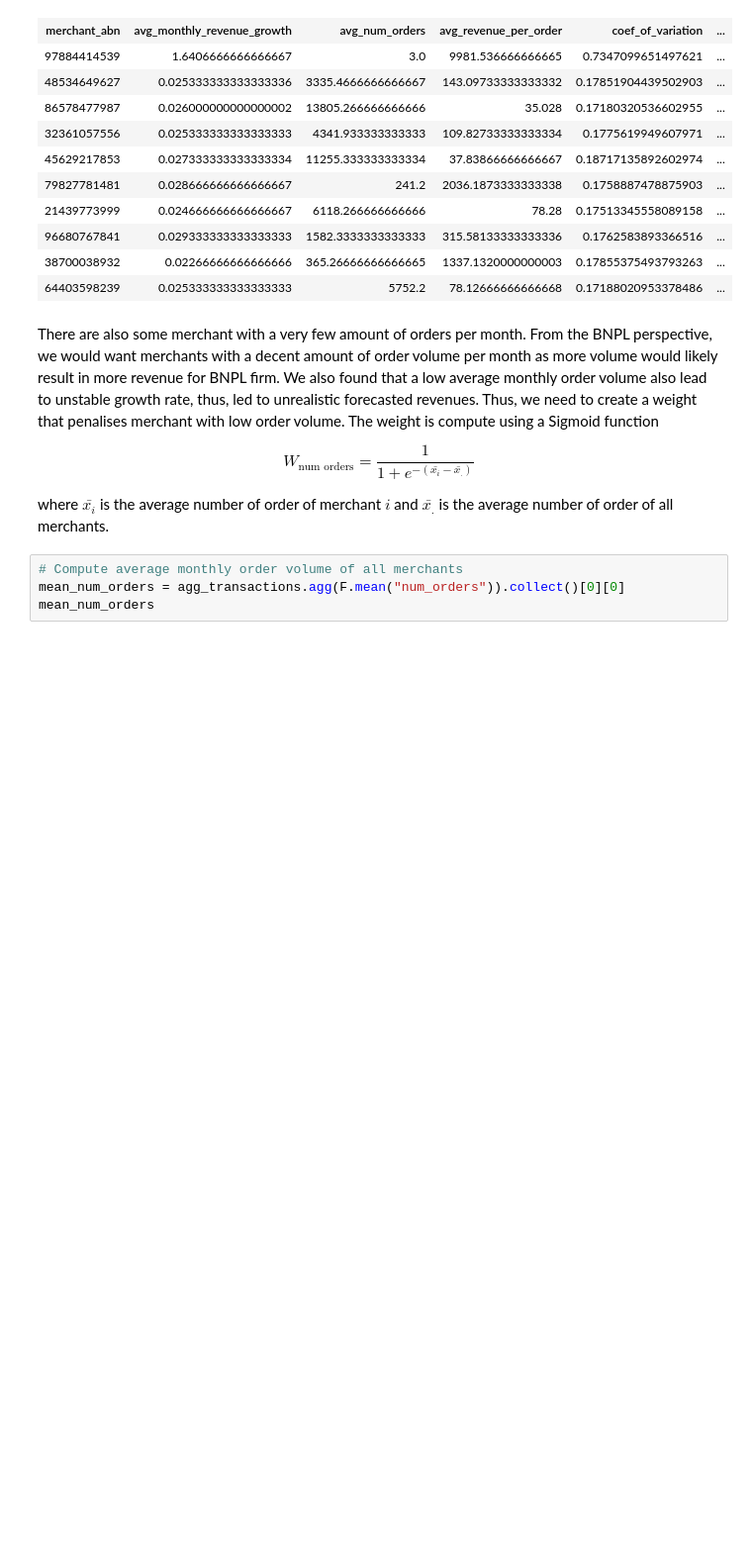
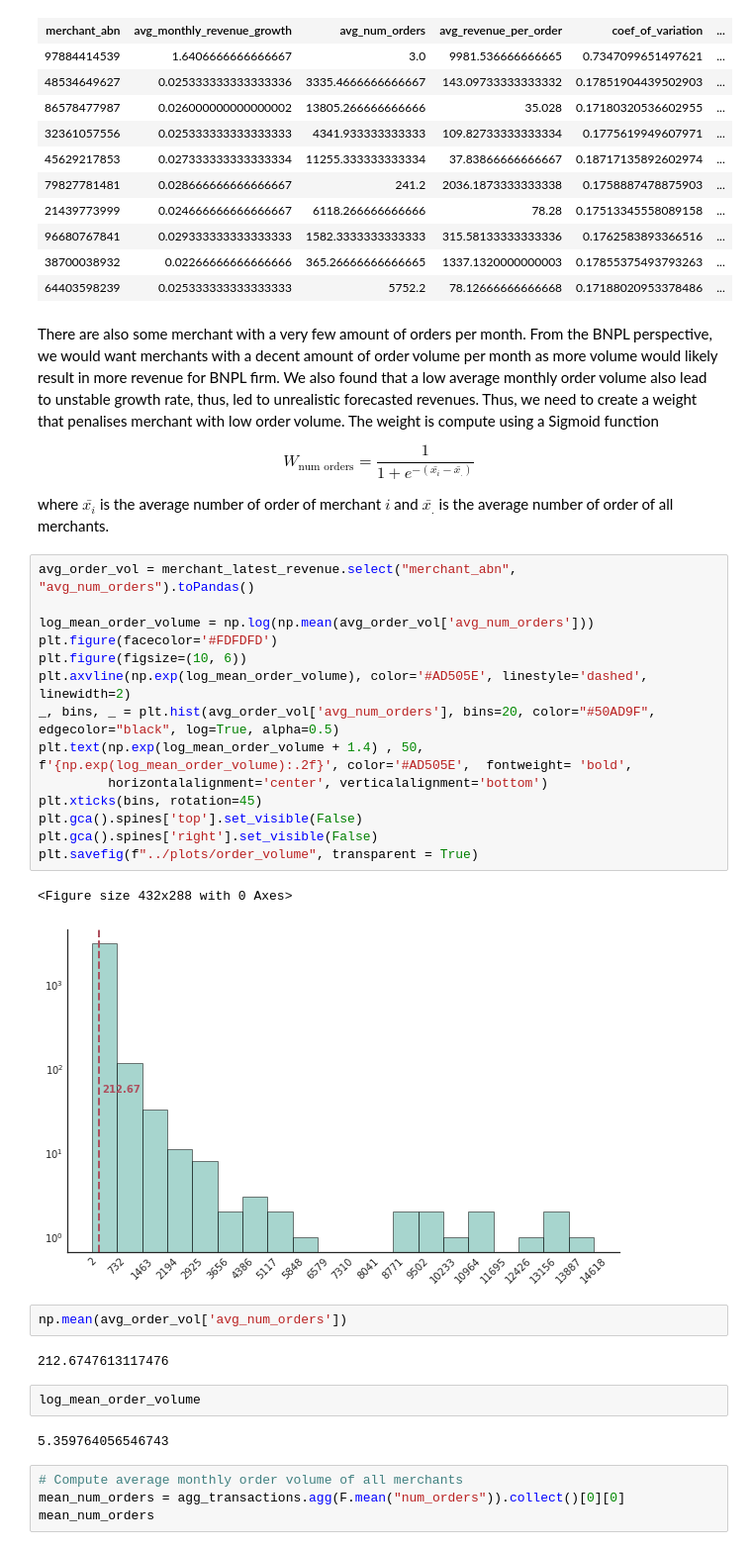
Before and after one commit to MAST30034-AppliedDataScience/project-2-group-buy-now-pay-later-industry-project-9, a Jupyter notebook: notebooks/4.1b_ranking_model_v2.ipynb, the cells around one changed output. Shown at 99% size. Cells and saved outputs as stored; diff of their text form; blank space fills up the shorter version.

```diff
--- a/notebooks/4.1b_ranking_model_v2.ipynb
+++ b/notebooks/4.1b_ranking_model_v2.ipynb
@@ -258,6 +278,31 @@ There are also some merchant with a very few amount of orders per month. From th
 $$ W_{\text{num orders}} = \frac{1}{1 + e^{-(\bar{x_i} - \bar{x_{.}})}}$$
 
 where $\bar{x_i}$ is the average number of order of merchant $i$ and $\bar{x_.}$ is the average number of order of all merchants.
+# %%
+avg_order_vol = merchant_latest_revenue.select("merchant_abn", "avg_num_orders").toPandas()
+
+log_mean_order_volume = np.log(np.mean(avg_order_vol['avg_num_orders']))
+plt.figure(facecolor='#FDFDFD')
+plt.figure(figsize=(10, 6))
+plt.axvline(np.exp(log_mean_order_volume), color='#AD505E', linestyle='dashed', linewidth=2)
+_, bins, _ = plt.hist(avg_order_vol['avg_num_orders'], bins=20, color="#50AD9F", edgecolor="black", log=True, alpha=0.5)
+plt.text(np.exp(log_mean_order_volume + 1.4) , 50, f'{np.exp(log_mean_order_volume):.2f}', color='#AD505E',  fontweight= 'bold',
+         horizontalalignment='center', verticalalignment='bottom')
+plt.xticks(bins, rotation=45)
+plt.gca().spines['top'].set_visible(False)
+plt.gca().spines['right'].set_visible(False)
+plt.savefig(f"../plots/order_volume", transparent = True)
+# %% [output]
+<Figure size 432x288 with 0 Axes>
+[figure, added]
+# %%
+np.mean(avg_order_vol['avg_num_orders'])
+# %% [output]
+212.6747613117476
+# %%
+log_mean_order_volume
+# %% [output]
+5.359764056546743
 # %%
 # Compute average monthly order volume of all merchants
 mean_num_orders = agg_transactions.agg(F.mean("num_orders")).collect()[0][0]
```
Also changed, not shown: parts of 17 cells of this notebook, 8 other files.
